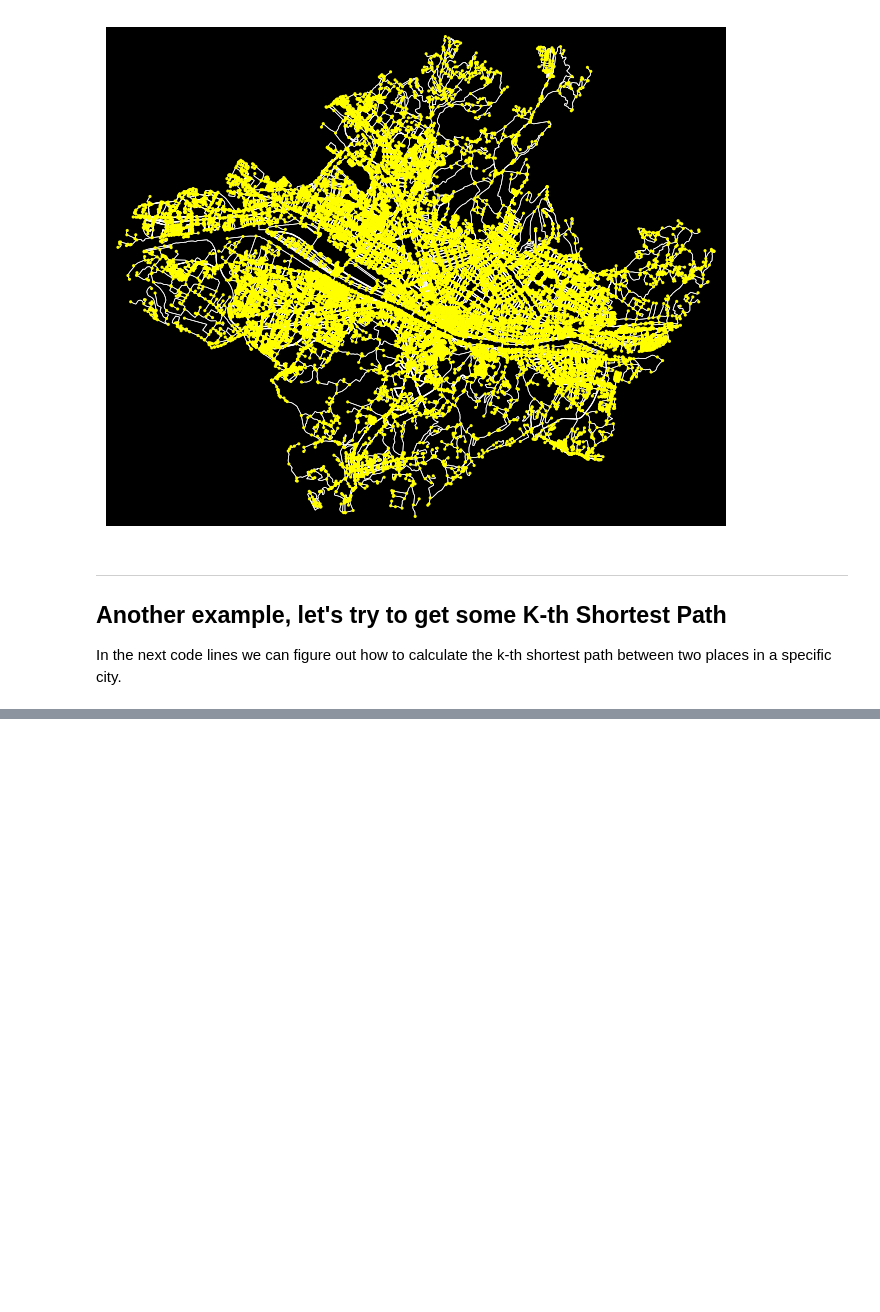
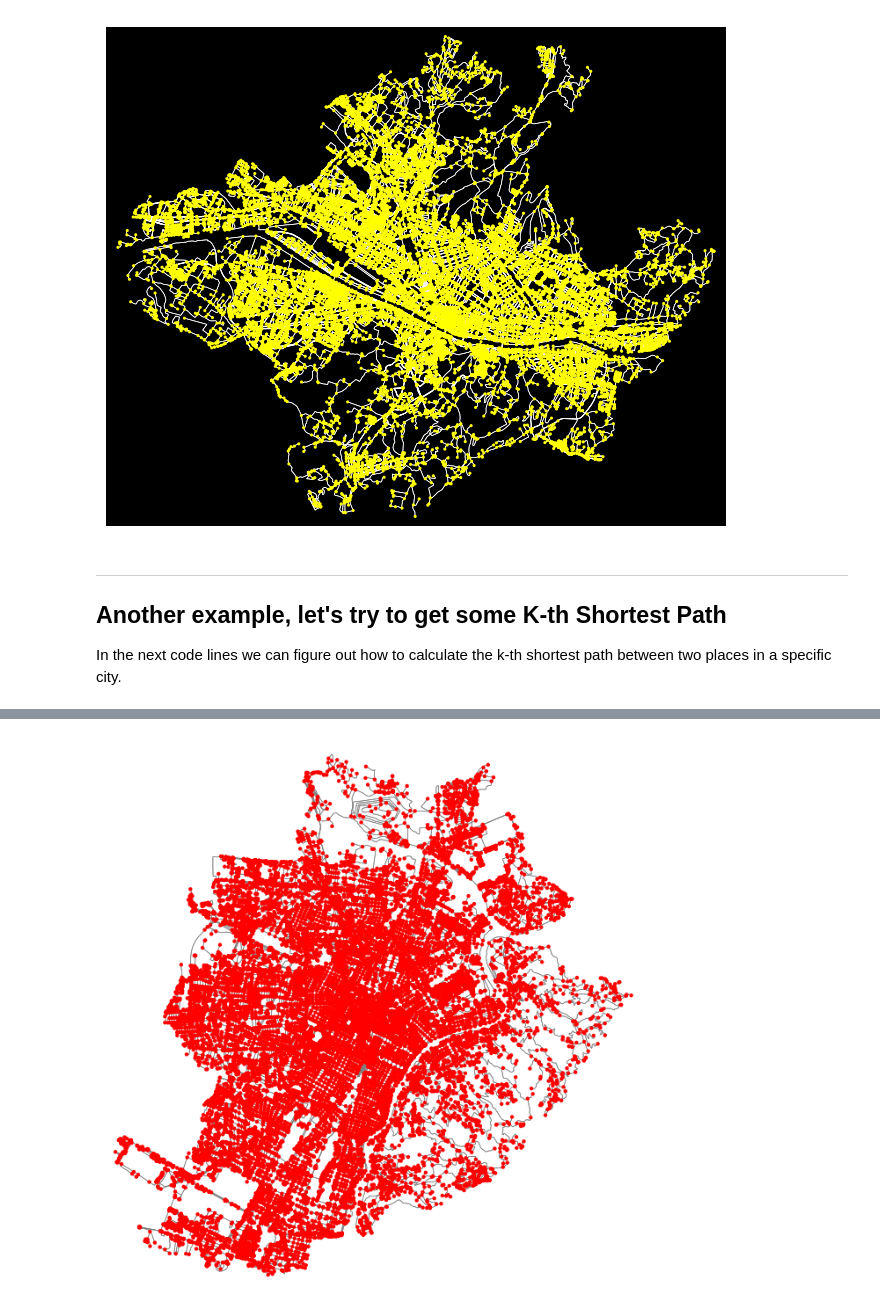
Before and after one commit to dimuzzo/testing-project, a Jupyter notebook: OSMnx/test_number1.ipynb, the cells around one changed output, grey strips where cells are left out. Drawn from its saved outputs; the diff is of its cells as text; code cells hidden in the pictures; blank space fills up the shorter version.

Commit message:
Added new tests using OSMnx library on Turin.

```diff
--- a/OSMnx/test_number1.ipynb
+++ b/OSMnx/test_number1.ipynb
@@ -84,0 +92,15 @@ all_routes_gdf.explore(color=all_routes_gdf["color"])
+# %%
+place = "Turin, Italy"
+G = ox.graph_from_place(place, network_type="walk")
+
+# Plot the graph with customized node and edge colors and sizes
+fig, ax = ox.plot_graph(
+    G,
+    node_size=10,
+    node_color='red',
+    edge_color='gray',
+    edge_linewidth=0.5,
+    bgcolor='white'
+)
+# %% [output]
+[figure, added]
```
Also changed, not shown: parts of 17 cells of this notebook.
